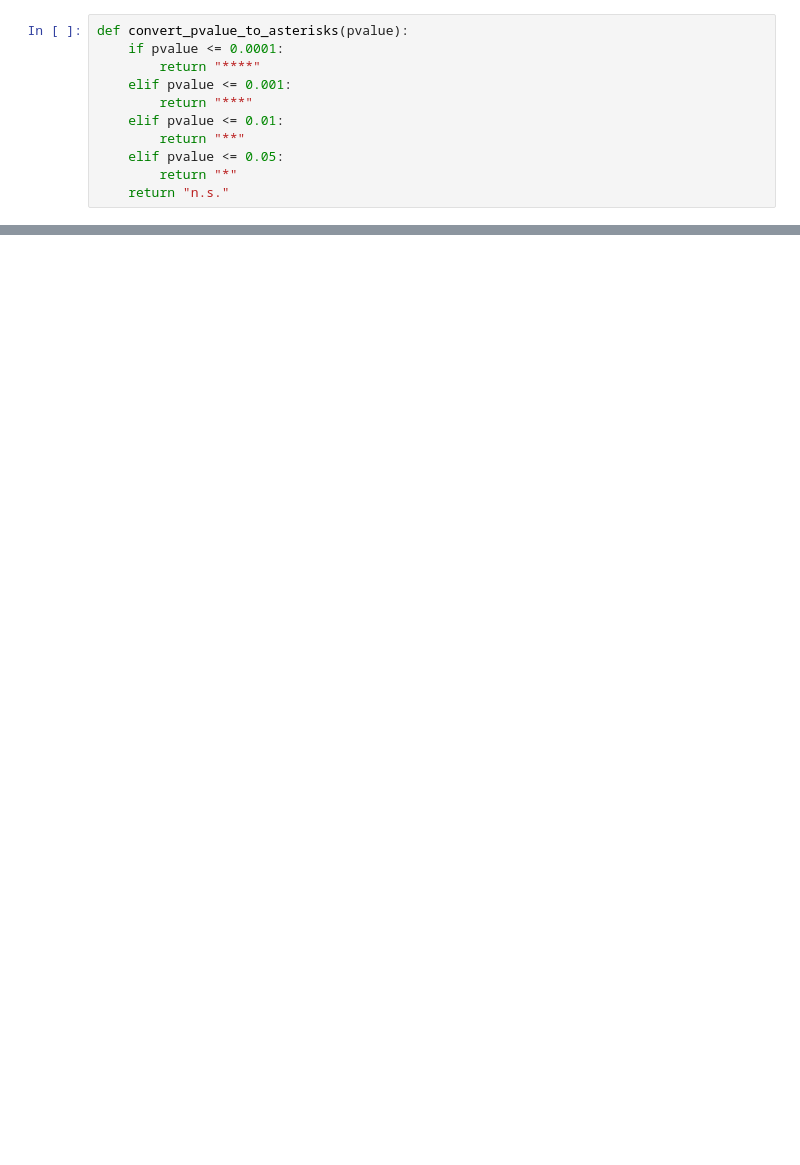
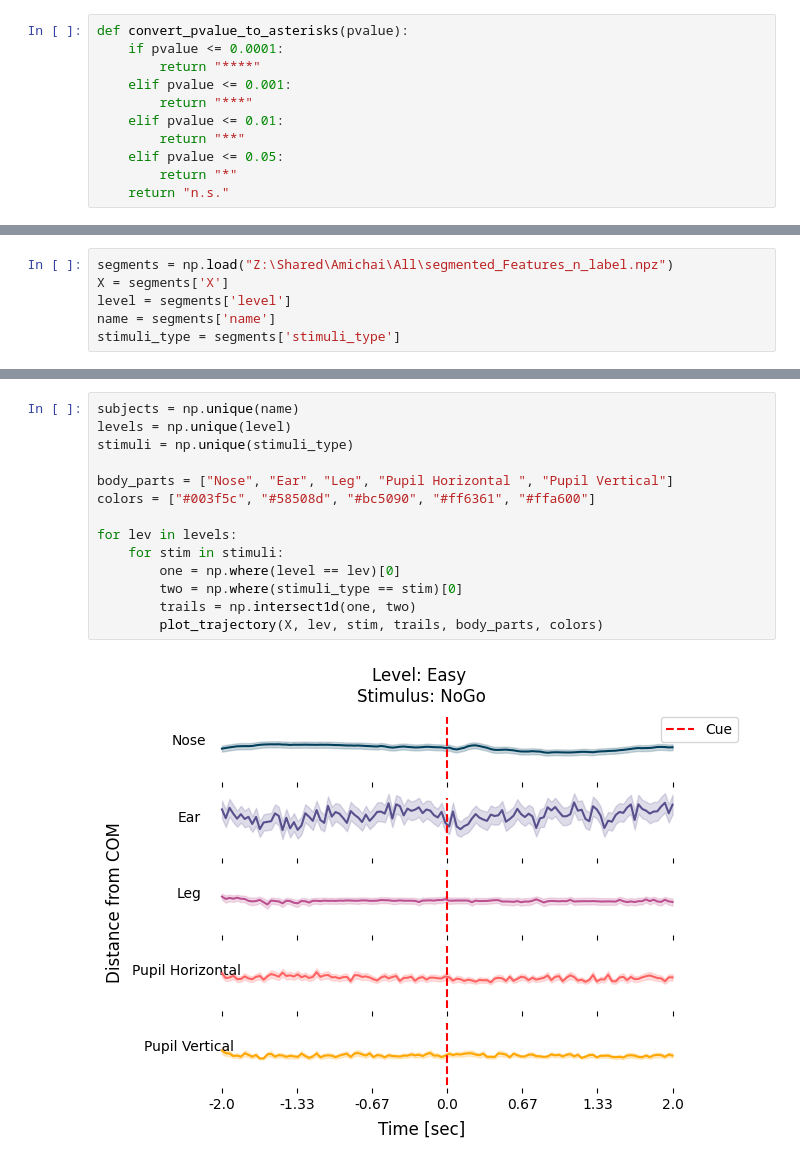
Before and after one commit to AmichaiLaviRudel/Lick_NoLick, a Jupyter notebook: graphs.ipynb, the cells around one changed output, grey strips where cells are left out. Saved outputs shown, nothing was run; the diff lists cells and outputs as text; blank space fills up the shorter version.

```diff
--- a/graphs.ipynb
+++ b/graphs.ipynb
@@ -141,0 +151,6 @@ plt.show()
+# %%
+segments = np.load("Z:\Shared\Amichai\All\segmented_Features_n_label.npz")
+X = segments['X']
+level = segments['level']
+name = segments['name']
+stimuli_type = segments['stimuli_type']
@@ -141,0 +195,16 @@ plt.show()
+# %%
+subjects = np.unique(name)
+levels = np.unique(level)
+stimuli = np.unique(stimuli_type)
+
+body_parts = ["Nose", "Ear", "Leg", "Pupil Horizontal ", "Pupil Vertical"]
+colors = ["#003f5c", "#58508d", "#bc5090", "#ff6361", "#ffa600"]
+
+for lev in levels:
+    for stim in stimuli:
+        one = np.where(level == lev)[0]
+        two = np.where(stimuli_type == stim)[0]
+        trails = np.intersect1d(one, two)
+        plot_trajectory(X, lev, stim, trails, body_parts, colors)
+# %% [output]
+[figure, added]
```
Also changed, not shown: parts of 8 cells of this notebook, 7 other files.
